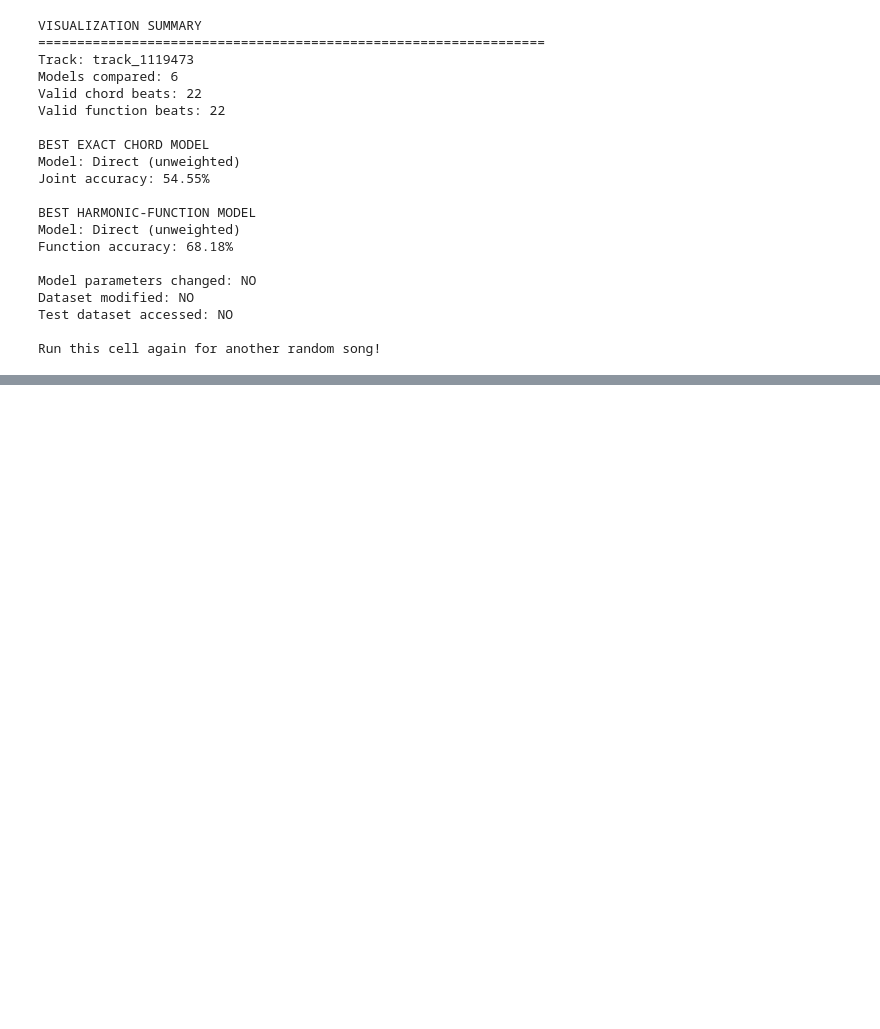
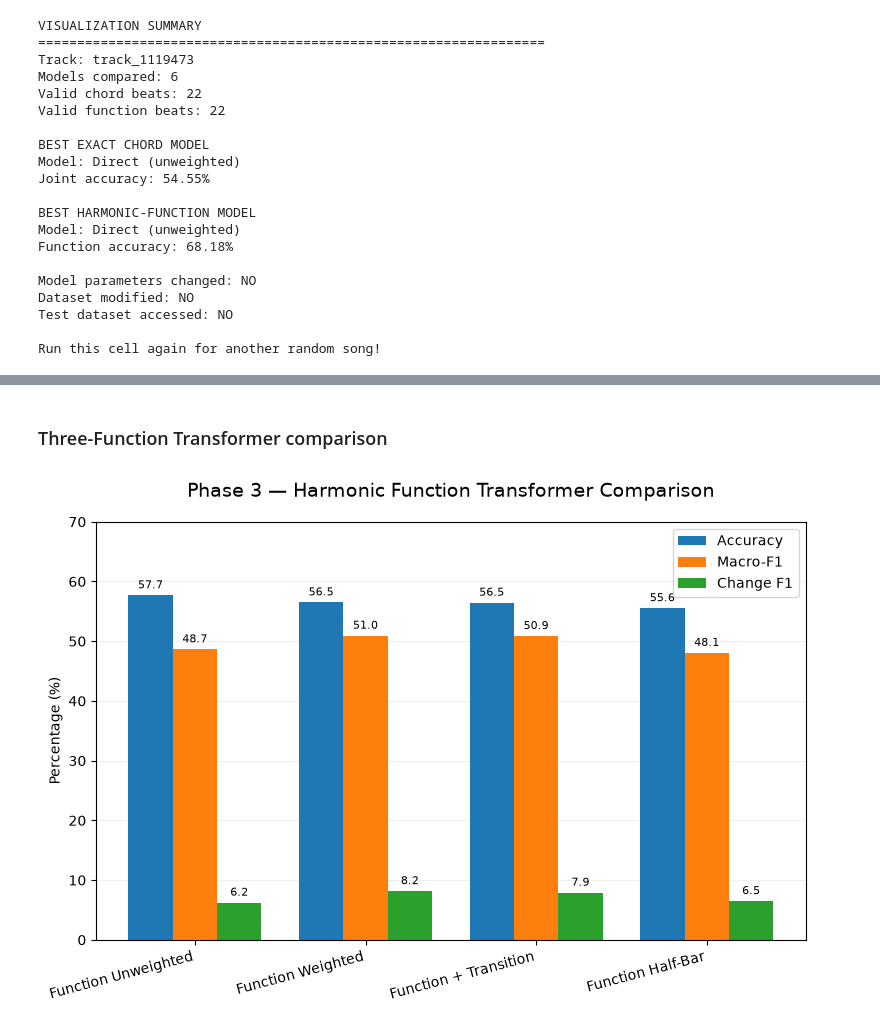
Before and after one commit to SYNCODE-SLIIT/J26-DS-339, a Jupyter notebook: experiments/pasan/notebooks/03_phase3_transformer_development.ipynb, the cells around one changed output, grey strips where cells are left out. Saved outputs shown, nothing was run; the diff lists cells and outputs as text; code cells hidden in the pictures; blank space fills up the shorter version.

```diff
--- a/experiments/pasan/notebooks/03_phase3_transformer_development.ipynb
+++ b/experiments/pasan/notebooks/03_phase3_transformer_development.ipynb
@@ -22355,0 +23476,34 @@ Run this cell again for another random song!
+# %% [markdown]
+### Three-Function Transformer comparison
+# %%
+
+models = [
+    "Function Unweighted",
+    "Function Weighted",
+    "Function + Transition",
+    "Function Half-Bar"
+]
+
+rows = []
+
+for name in models:
+    m = P3_CHECKPOINTS[name]["validation_metrics"]
+
+    rows.append({
+        "Model": name,
+        "Accuracy": m["accuracy"],
+        "Macro-F1": m["macro_f1"],
+        "Change F1": m["change_f1"]
+    })
+
+function_chart_df = pd.DataFrame(rows)
+
+p3_plot_grouped(
+    function_chart_df,
+    "Model",
+    ["Accuracy", "Macro-F1", "Change F1"],
+    "Phase 3 — Harmonic Function Transformer Comparison",
+    ymax=70
+)
+# %% [output]
+[figure, added]
```
Also changed, not shown: parts of 18 cells of this notebook, 11 other files.
